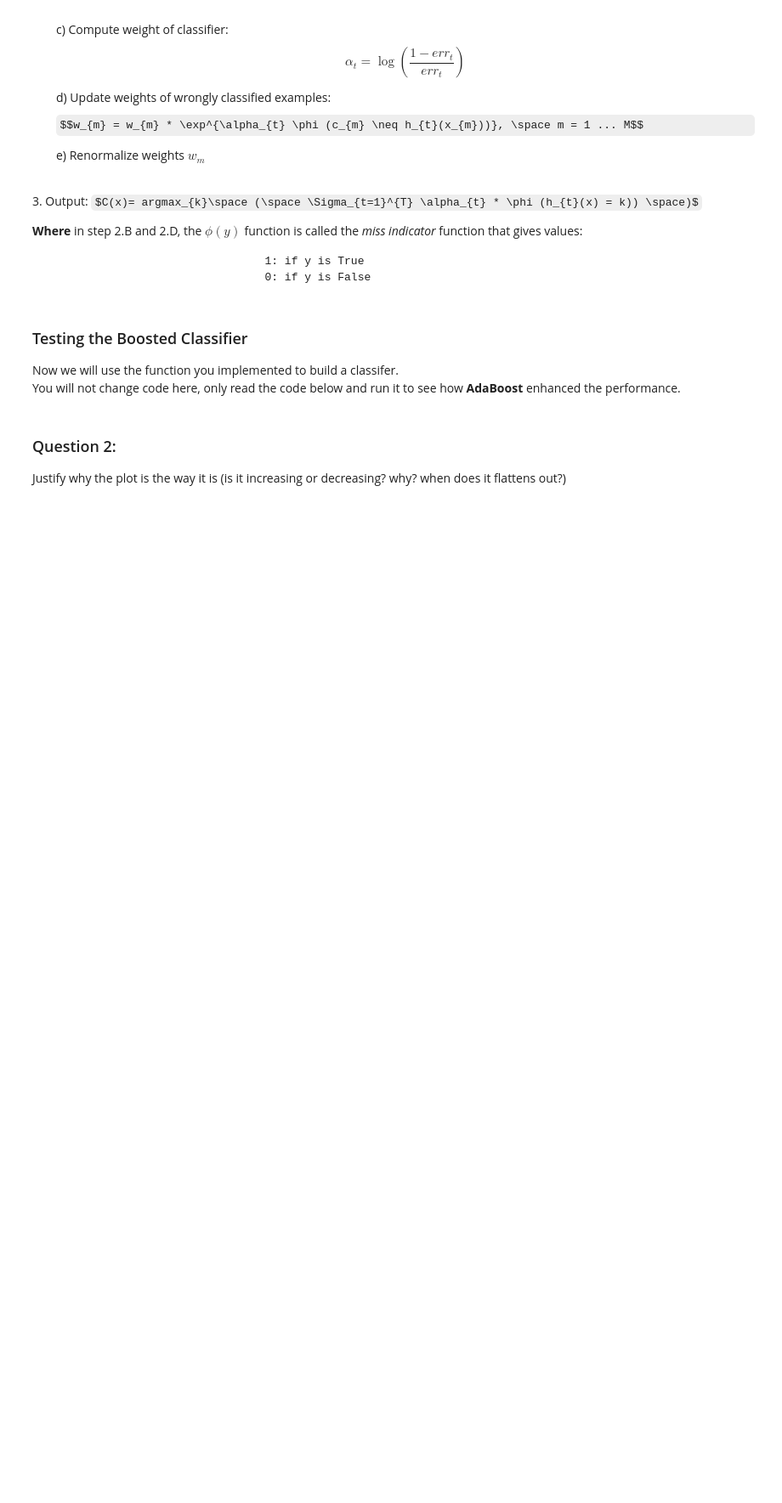
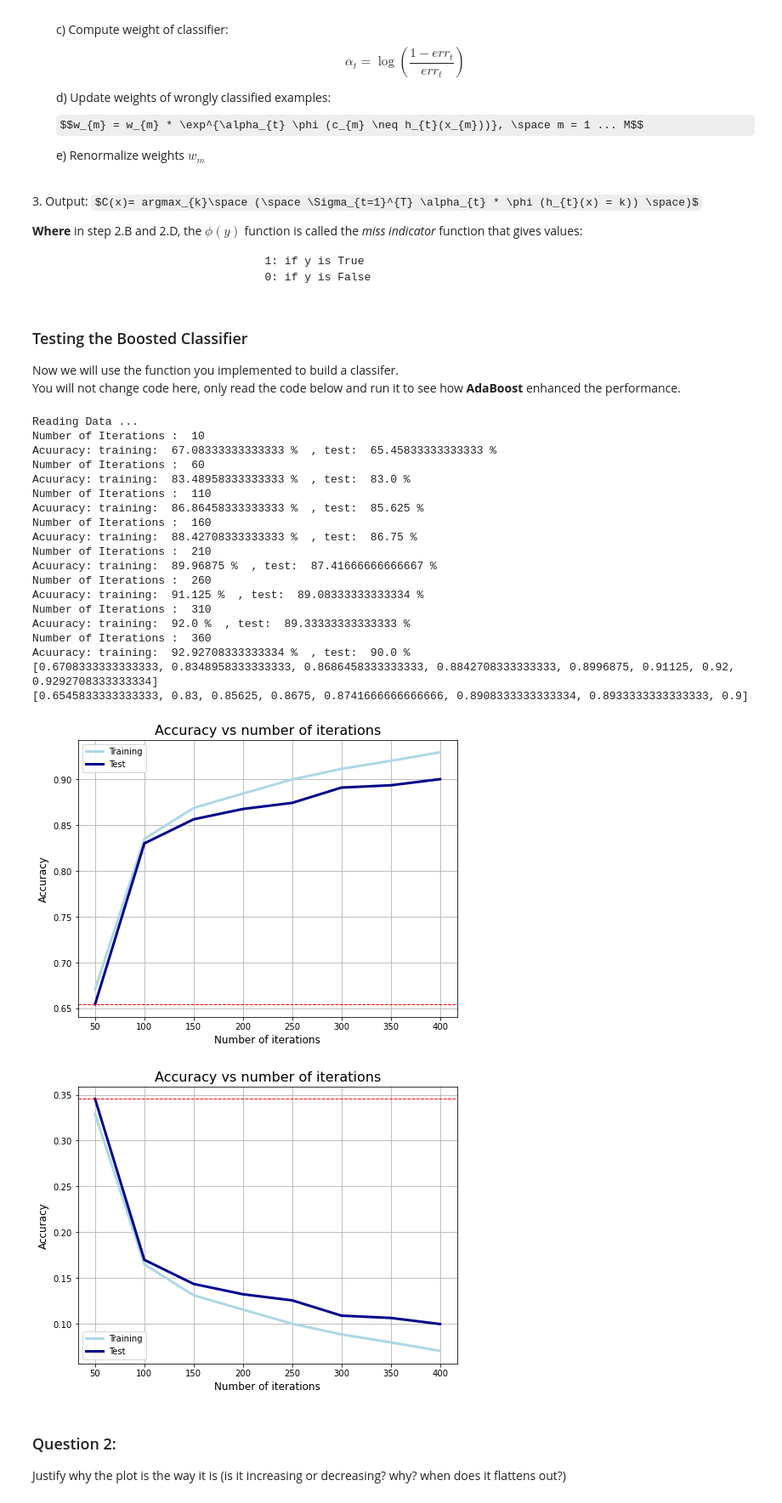
Before and after one commit to norhanreda/solutions-of-neural-networks-labs, a Jupyter notebook: lab6/Lab 6 - AdaBoost Classifier/Lab 6 - Boosting Algorithms.ipynb, the cells around one changed output. Shown: that part at 85% size. Saved outputs shown, nothing was run; the diff lists cells and outputs as text; code cells hidden in the pictures; some formulas as TeX source; blank space fills up the shorter version.

```diff
--- a/lab6/Lab 6 - AdaBoost Classifier/Lab 6 - Boosting Algorithms.ipynb
+++ b/lab6/Lab 6 - AdaBoost Classifier/Lab 6 - Boosting Algorithms.ipynb
@@ -113,7 +115,7 @@ def adaboost_classifier(Y_train, X_train, Y_test, X_test, T, clf):
     pred_test =  np.zeros(len(X_test))  ## predicted classes of the test examples
 
     ## TODO [3]: loop over the boosting iterations
-    for i in range(None):
+    for i in range(T):
 
         # TODO [4]: Fit a classifier with the specific weights
         ## TODO [4.A]: fit the classifier on the training data
@@ -135,14 +137,18 @@ def adaboost_classifier(Y_train, X_train, Y_test, X_test, T, clf):
         # TODO [8]: update the weights
         w = w * np.exp(alpha_t * I)
         # TODO [9] Add to the overall predictions
-        pred_train[i] = pred_train_i * alpha_t
-        pred_test[i] = pred_test_i * alpha_t
+        pred_train = [sum(x) for x in zip(pred_train, [x * alpha_t for x in pred_train_i])]
+        pred_test = [sum(x) for x in zip(pred_test, [x * alpha_t for x in pred_test_i])]
 
+    pred_train, pred_test = np.sign(pred_train), np.sign(pred_test)
     # TODO [10]: Return error rate in train and test set
     #### Hint: use function get_accuracy from utils.py
-    train_error = None
-    test_error = None
-    return train_error, test_error
+    train_accuracy = utils.get_accuracy(pred_train,Y_train)
+    test_accuracy = utils.get_accuracy(pred_test,Y_test)
+    train_error = utils.get_error_rate(pred_train,Y_train)
+    test_error = utils.get_error_rate(pred_test,Y_test)
+    print("Acuuracy: training: ",train_accuracy*100,"%"," , test: ",test_accuracy*100,"%")
+    return train_accuracy,test_accuracy,train_error, test_error
 # %% [markdown]
 ### Testing the Boosted Classifier
 
@@ -151,34 +157,61 @@ You will not change code here, only read the code below and run it to see how **
 # %%
 #### DO NOT CHANGE CODE ####
 
 ## First, read the dataset
 x,y = make_hastie_10_2()
 df = pd.DataFrame(x)
 df['Y'] = y
 print('Reading Data ...')
 
 # Split into training and test set
 train, test = train_test_split(df, test_size=0.2) # this function shuffles the data points, and splits the data into
                                                   # 80% training set and 20% test set (indicated by test_size=0.2)
 
 
 X_train, Y_train = train.iloc[:, :-1], train.iloc[:, -1]
 X_test, Y_test = test.iloc[:, :-1], test.iloc[:, -1]
 # Fit a simple decision tree first
 clf_tree = DecisionTreeClassifier(max_depth=1, random_state=1)
 
 # Fit Adaboost classifier using a decision tree as base estimator
 # Test with different number of iterations
 acc_train, acc_test = [],[]
+err_train, err_test = [],[]
 x_range = range(10, 410, 50)
 for i in x_range:
     print('Number of Iterations : ' , i)
     acc_i = adaboost_classifier(Y_train, X_train, Y_test, X_test, i, clf_tree)
     acc_train.append(acc_i[0])
     acc_test.append(acc_i[1])
-
+    err_train.append(acc_i[2])
+    err_test.append(acc_i[3])
 # Compare error rate vs number of iterations
+print(acc_train)
+print(acc_test)
 utils.plot_accuracy(acc_train, acc_test)
+utils.plot_accuracy(err_train, err_test)
+# %% [output]
+Reading Data ...
+Number of Iterations :  10
+Acuuracy: training:  67.08333333333333 %  , test:  65.45833333333333 %
+Number of Iterations :  60
+Acuuracy: training:  83.48958333333333 %  , test:  83.0 %
+Number of Iterations :  110
+Acuuracy: training:  86.86458333333333 %  , test:  85.625 %
+Number of Iterations :  160
+Acuuracy: training:  88.42708333333333 %  , test:  86.75 %
+Number of Iterations :  210
+Acuuracy: training:  89.96875 %  , test:  87.41666666666667 %
+Number of Iterations :  260
+Acuuracy: training:  91.125 %  , test:  89.08333333333334 %
+Number of Iterations :  310
+Acuuracy: training:  92.0 %  , test:  89.33333333333333 %
+Number of Iterations :  360
+Acuuracy: training:  92.92708333333334 %  , test:  90.0 %
+[0.6708333333333333, 0.8348958333333333, 0.8686458333333333, 0.8842708333333333, 0.8996875, 0.91125, 0.92, 0.9292708333333334]
+[0.6545833333333333, 0.83, 0.85625, 0.8675, 0.8741666666666666, 0.8908333333333334, 0.8933333333333333, 0.9]
+[figure, added]
+[figure, added]
 # %% [markdown]
 ### Question 2:
 Justify why the plot is the way it is (is it increasing or decreasing? why? when does it flattens out?)
```
Also changed, not shown: parts of 3 cells of this notebook.
